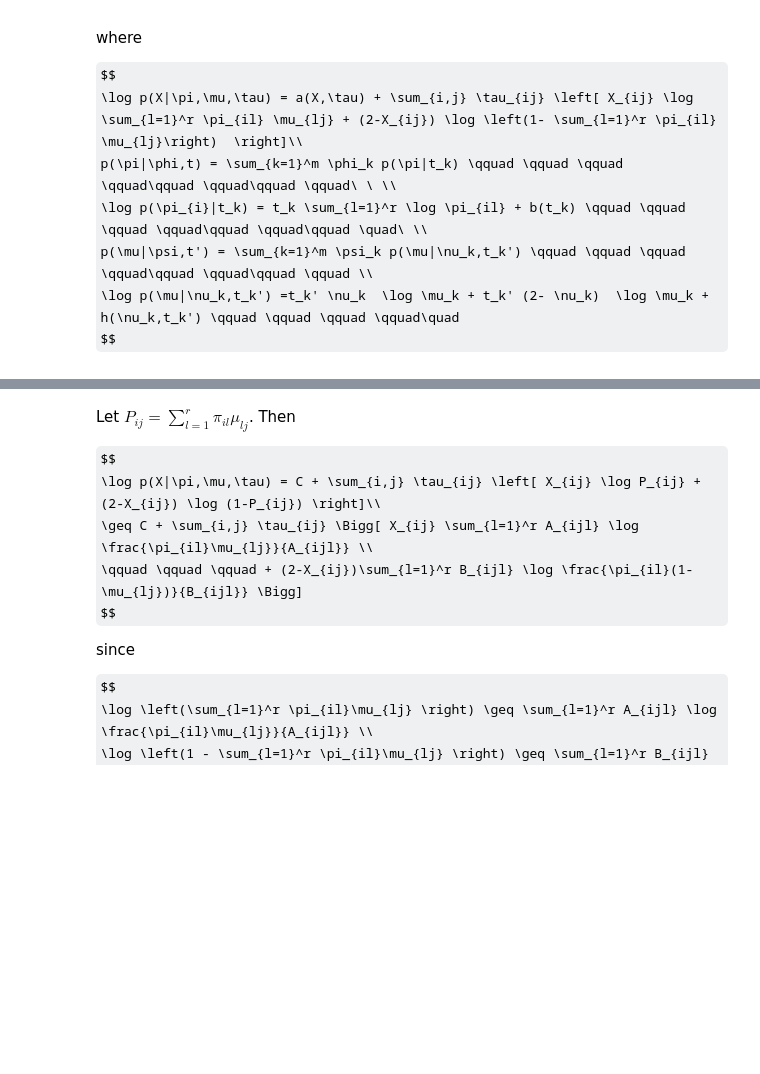
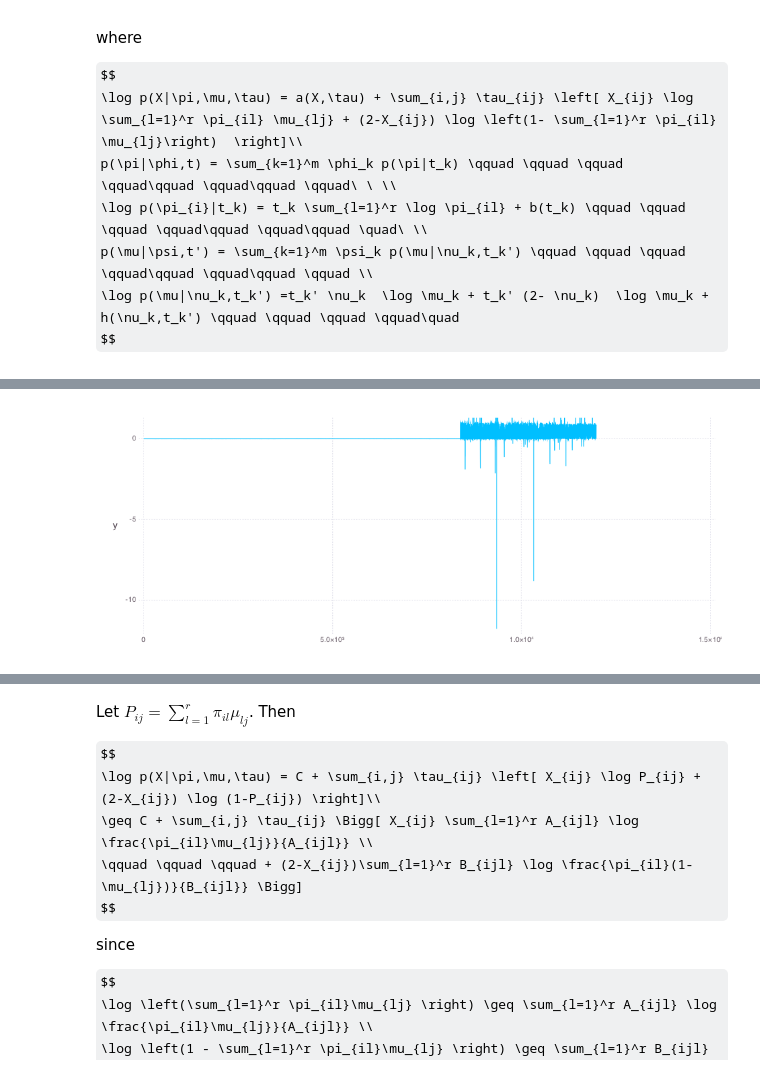
Before and after one commit to youngseok-kim/FLASH_STRUCTURE, a Jupyter notebook: docs/Matrix_factorization_1k_TeraSTRUCTURE_like.ipynb, the cells around one changed output, grey strips where cells are left out. Drawn from its saved outputs; the diff is of its cells as text; code cells hidden in the pictures; some formulas as TeX source; blank space fills up the shorter version.

```diff
--- a/docs/Matrix_factorization_1k_TeraSTRUCTURE_like.ipynb
+++ b/docs/Matrix_factorization_1k_TeraSTRUCTURE_like.ipynb
@@ -58,0 +191,4 @@ end
+# %%
+Gadfly.plot(y = μ, Geom.line, Coord.Cartesian(ymax = 1))
+# %% [output]
+[figure, added]
```
Also changed, not shown: parts of 13 cells of this notebook, 6 other files.
